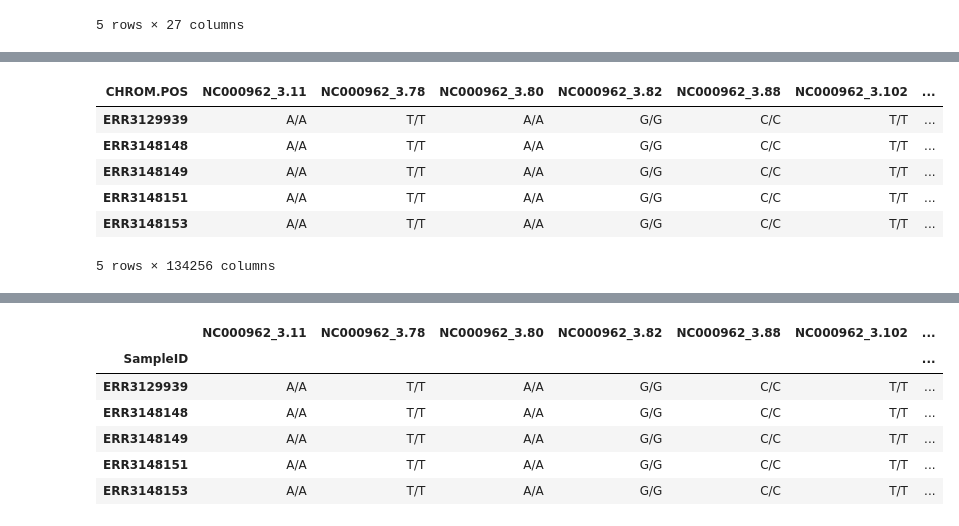
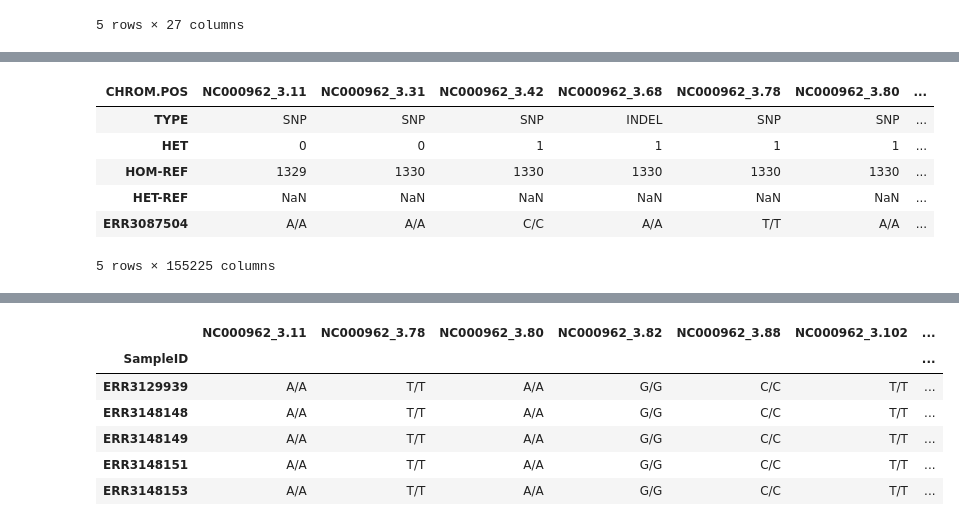
Before and after one commit to abhi18av/drug-resistance-prediction-cambiohack, a Jupyter notebook: src/notebooks/feature_engineering.ipynb, the cells around one changed output, grey strips where cells are left out. Saved outputs shown, nothing was run; the diff lists cells and outputs as text; code cells hidden in the pictures.

```diff
--- a/src/notebooks/feature_engineering.ipynb
+++ b/src/notebooks/feature_engineering.ipynb
@@ -169,4 +178,4 @@ resistance_status_df.head()
 # %%
-vcf_df = pd.read_csv("../data/interim/cohort.bqsr.filter.snps.tsv", sep='\t')
+vcf_df = pd.read_csv("../data/processed/mdrlatam_cohort.bqsr.filter.snps.indels.tsv", sep='\t')
 vcf_df.head()
 # %% [output]
@@ -202,14 +211,16 @@ vcf_df.head()
 # %%
 vcf_df.set_index('CHROM.POS', inplace= True)
 vcf_df.columns = list(map (lambda column: column.split(".")[0], vcf_df.columns))
+vcf_df = vcf_df.drop(columns = ['HET', 'HOM-REF', 'HET-REF'], axis= 1)
+vcf_df[vcf_df.TYPE == 'SNP']
 vcf_df = vcf_df.transpose()
 vcf_df.to_csv("../data/processed/vcf_df.csv")
 vcf_df.head()
 # %% [output]
-| CHROM.POS | NC000962_3.11 | NC000962_3.78 | NC000962_3.80 | NC000962_3.82 | NC000962_3.88 | NC000962_3.102 | ... |
-| ERR3129939 | A/A | T/T | A/A | G/G | C/C | T/T | ... |
-| ERR3148148 | A/A | T/T | A/A | G/G | C/C | T/T | ... |
-| ERR3148149 | A/A | T/T | A/A | G/G | C/C | T/T | ... |
-| ERR3148151 | A/A | T/T | A/A | G/G | C/C | T/T | ... |
-| ERR3148153 | A/A | T/T | A/A | G/G | C/C | T/T | ... |
+| CHROM.POS | NC000962_3.11 | NC000962_3.31 | NC000962_3.42 | NC000962_3.68 | NC000962_3.78 | NC000962_3.80 | ... |
+| TYPE | SNP | SNP | SNP | INDEL | SNP | SNP | ... |
+| HET | 0 | 0 | 1 | 1 | 1 | 1 | ... |
+| HOM-REF | 1329 | 1330 | 1330 | 1330 | 1330 | 1330 | ... |
+| HET-REF | NaN | NaN | NaN | NaN | NaN | NaN | ... |
+| ERR3087504 | A/A | A/A | C/C | A/A | T/T | A/A | ... |
-5 rows × 134256 columns
+5 rows × 155225 columns
```
Also changed, not shown: parts of 43 cells of this notebook, 5 other files.
